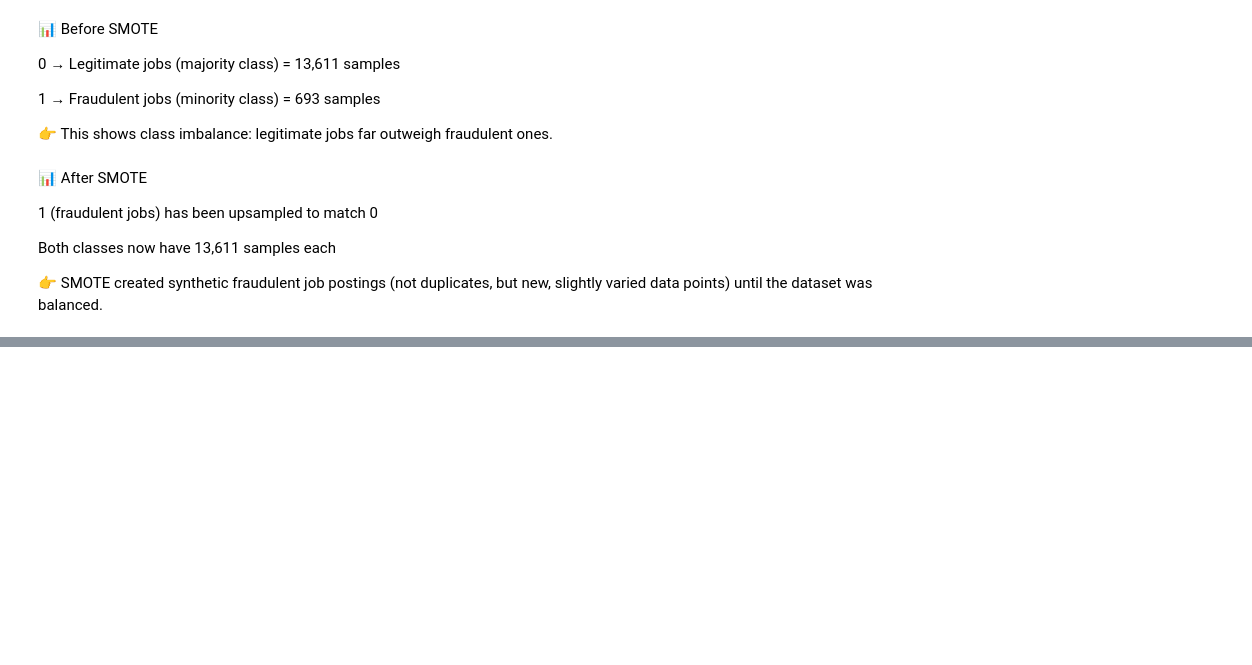
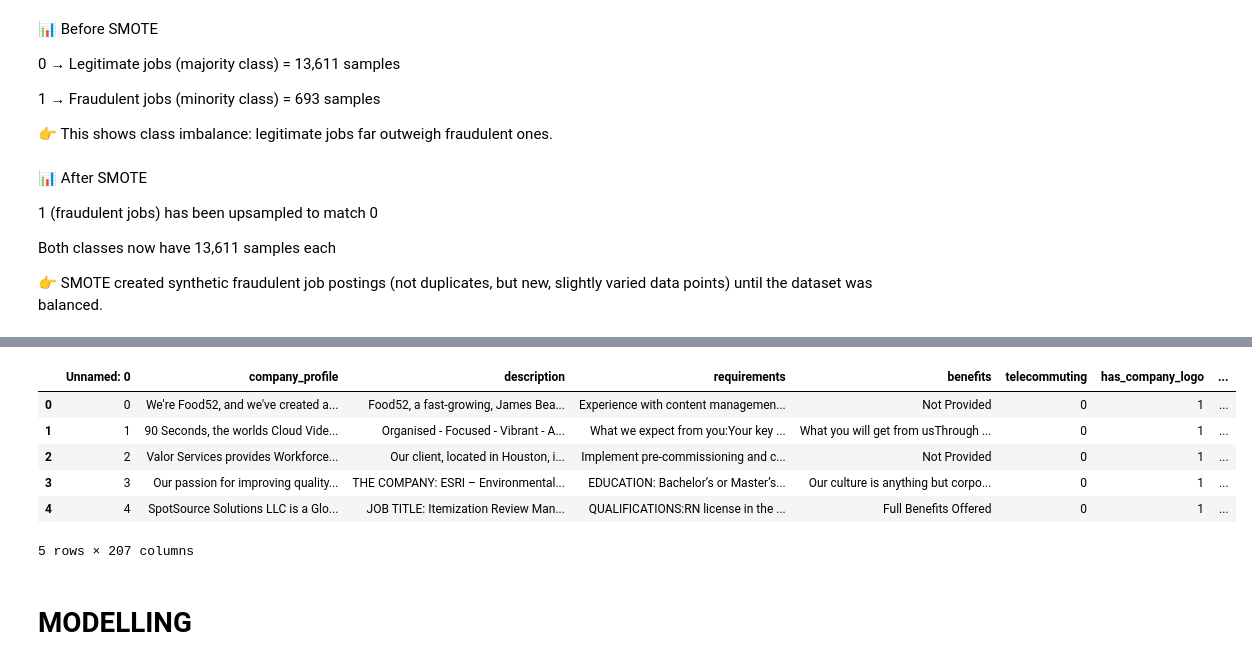
Before and after one commit to FGithaiga/FAKE_JOB_POSTING, a Jupyter notebook: index.ipynb, the cells around one changed output, grey strips where cells are left out. Cells and saved outputs as stored; diff of their text form; code cells hidden in the pictures; blank space fills up the shorter version.

```diff
--- a/index.ipynb
+++ b/index.ipynb
@@ -432,11 +448,39 @@ This is where we convert categorical variables into numerals.
 text_features = ["company_profile", "description", "requirements", "benefits"]
 categorical_features = ["location", "department","employment_type","required_experience","required_education","industry","function"]
 # %%
-# Prepocessing Pipeline
-preprocessor = ColumnTransformer(
-    transformers=[
-        ("text", TfidfVectorizer(max_features=5000, stop_words="english"), "description"),
-        ("cat", OneHotEncoder(handle_unknown="ignore"), categorical_features)
-    ],
-    remainder="drop"
-)
+# Making a copy of the dataset
+df = fake_job_postings.copy()
+# %%
+# Fill in missing text fields with empty string to avoild errors
+text_cols = ["company_profile", "description", "requirements", "benefits"]
+for cols in text_cols:
+    df[col] = df[col].fillna("")
+
+# Feature: Length of each text field
+df["desc_length"] = df["description"].str.len()
+df["profile_length"] = df["company_profile"].str.len()
+df["req_length"] = df["requirements"].str.len()
+df["benefits_length"] = df["benefits"].str.len()
+# %%
+# Feature: Total missing fields count (fake jobs often have fewer details)
+df["missing_text_fields"] = (fake_job_postings[text_cols].isna().sum(axis=1))
+# %%
+# Convert categorical variables into numeric form
+cat_cols = ["employment_type", "required_experience", "required_education", "industry", "function"]
+df = pd.get_dummies(df, columns=cat_cols, drop_first=True)
+# %%
+# Drop columns that are not useful for prediction
+df = df.drop(["job_id", "title", "location", "salary_range", "department"], axis=1, errors='ignore')
+
+# Check result
+df.head()
+# %% [output]
+|  | Unnamed: 0 | company_profile | description | requirements | benefits | telecommuting | has_company_logo | ... |
+| 0 | 0 | We're Food52, and we've created a... | Food52, a fast-growing, James Bea... | Experience with content managemen... | Not Provided | 0 | 1 | ... |
+| 1 | 1 | 90 Seconds, the worlds Cloud Vide... | Organised - Focused - Vibrant - A... | What we expect from you:Your key ... | What you will get from usThrough ... | 0 | 1 | ... |
+| 2 | 2 | Valor Services provides Workforce... | Our client, located in Houston, i... | Implement pre-commissioning and c... | Not Provided | 0 | 1 | ... |
+| 3 | 3 | Our passion for improving quality... | THE COMPANY: ESRI – Environmental... | EDUCATION: Bachelor’s or Master’s... | Our culture is anything but corpo... | 0 | 1 | ... |
+| 4 | 4 | SpotSource Solutions LLC is a Glo... | JOB TITLE: Itemization Review Man... | QUALIFICATIONS:RN license in the ... | Full Benefits Offered | 0 | 1 | ... |
+5 rows × 207 columns
+# %% [markdown]
+# MODELLING
```
Also changed, not shown: parts of 14 cells of this notebook.
